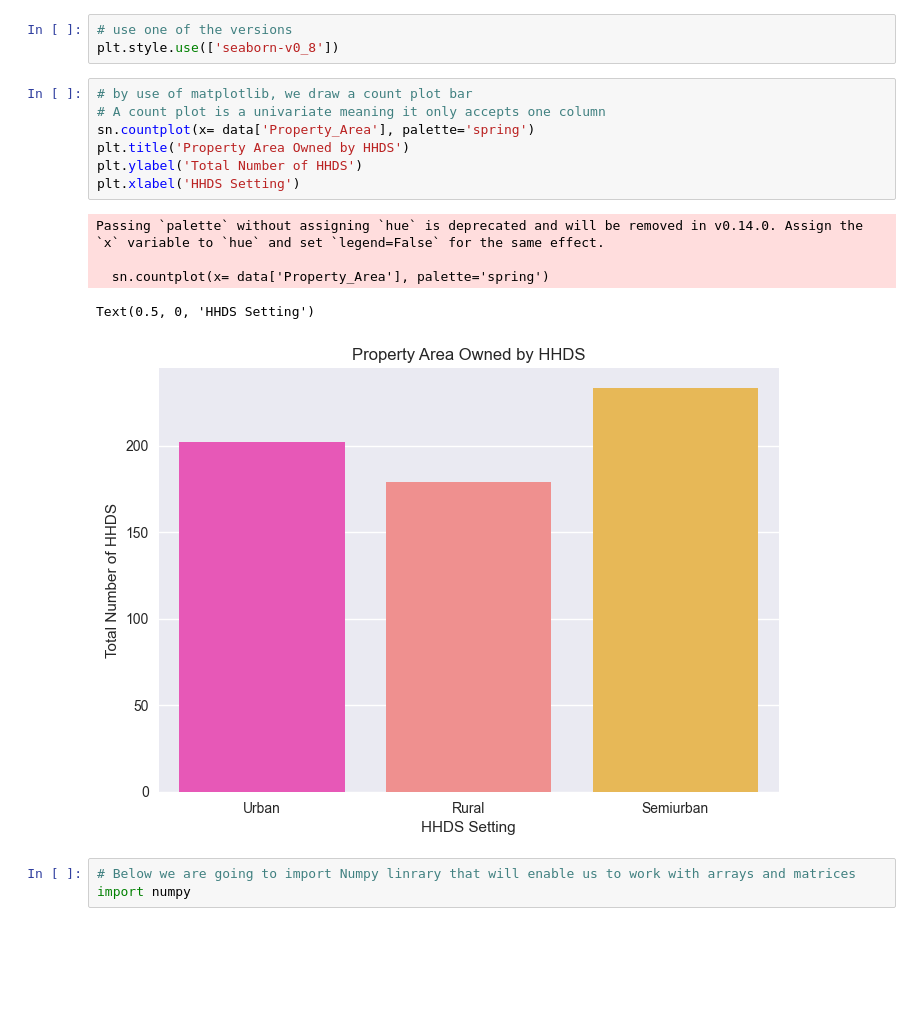
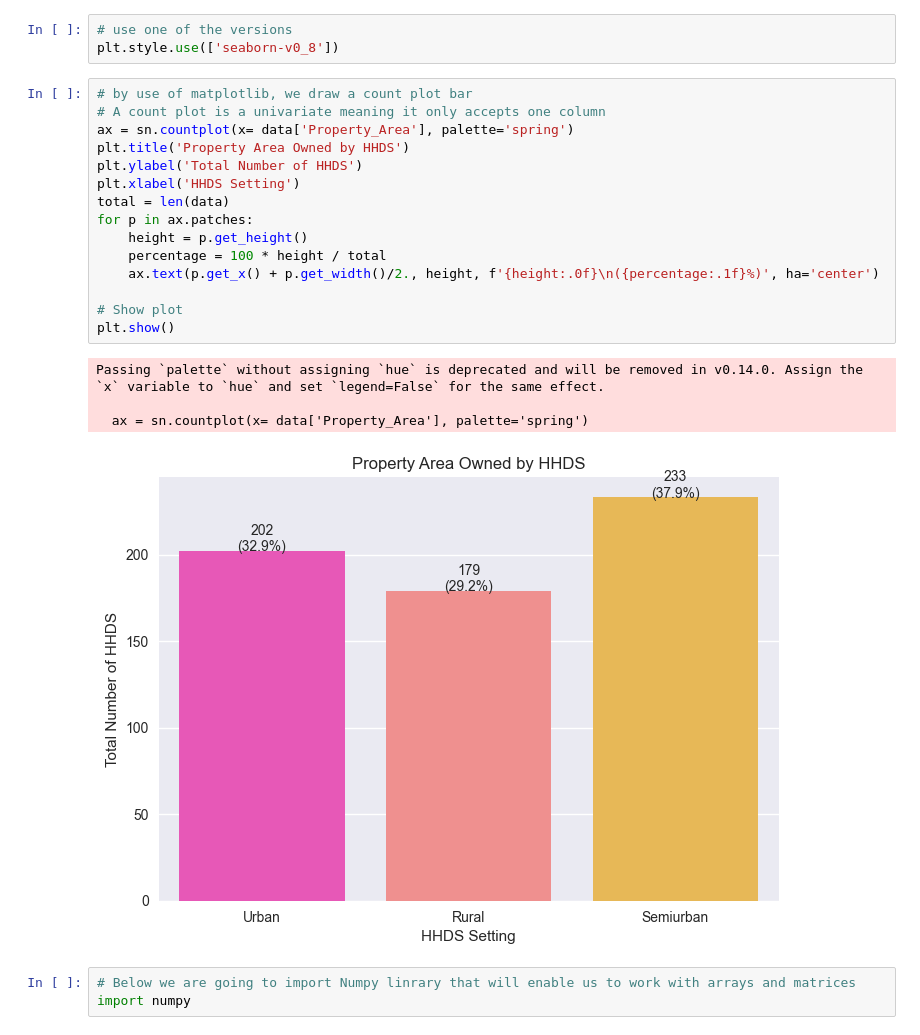
Before and after one commit to DevMandate/Data_Science_Final, a Jupyter notebook: EDA.ipynb, the cells around one changed output. Saved outputs shown, nothing was run; the diff lists cells and outputs as text; blank space fills up the shorter version.

```diff
--- a/EDA.ipynb
+++ b/EDA.ipynb
@@ -229,16 +229,23 @@ plt.style.use(['seaborn-v0_8'])
 # %%
 # by use of matplotlib, we draw a count plot bar
 # A count plot is a univariate meaning it only accepts one column
-sn.countplot(x= data['Property_Area'], palette='spring')
+ax = sn.countplot(x= data['Property_Area'], palette='spring')
 plt.title('Property Area Owned by HHDS')
 plt.ylabel('Total Number of HHDS')
 plt.xlabel('HHDS Setting')
+total = len(data)
+for p in ax.patches:
+    height = p.get_height()
+    percentage = 100 * height / total
+    ax.text(p.get_x() + p.get_width()/2., height, f'{height:.0f}\n({percentage:.1f}%)', ha='center')
+
+# Show plot
+plt.show()
 # %% [output]
 Passing `palette` without assigning `hue` is deprecated and will be removed in v0.14.0. Assign the `x` variable to `hue` and set `legend=False` for the same effect.
 
-  sn.countplot(x= data['Property_Area'], palette='spring')
+  ax = sn.countplot(x= data['Property_Area'], palette='spring')
-Text(0.5, 0, 'HHDS Setting')
-[figure, old version]
+[figure, new version]
 # %%
 # Below we are going to import Numpy linrary that will enable us to work with arrays and matrices
 import numpy
```
Also changed, not shown: parts of 2 cells of this notebook, 1 other file.
